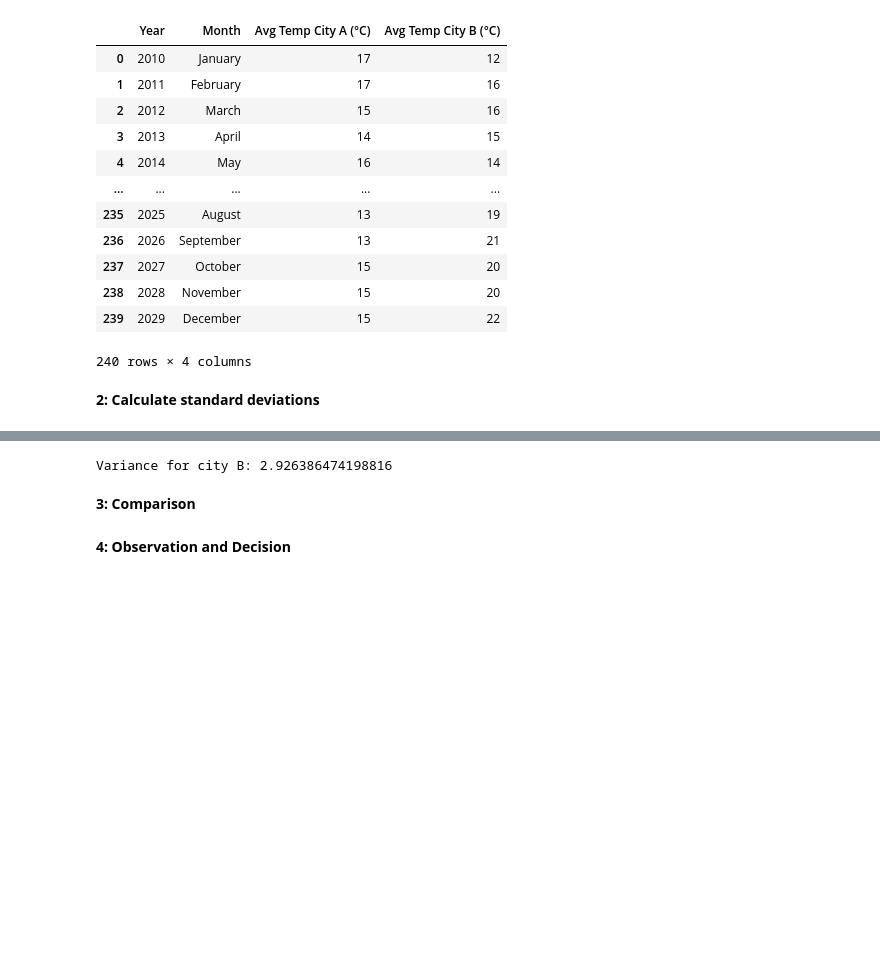
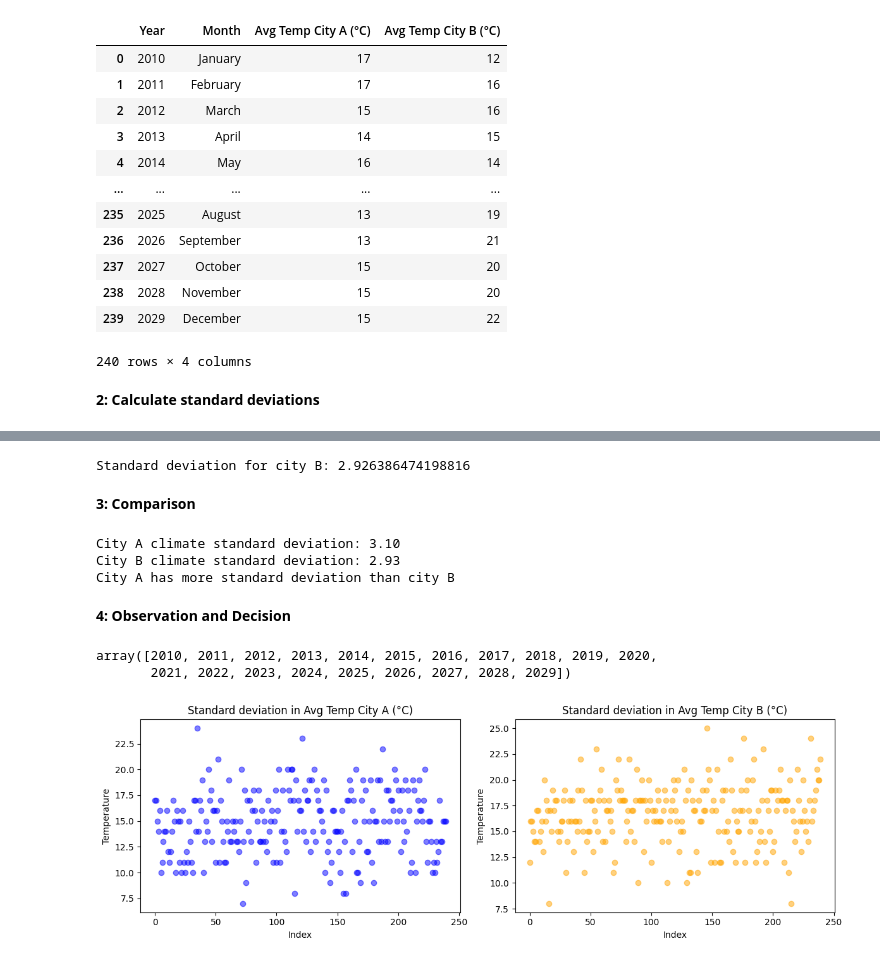
Before and after one commit to PratikNichite/CSA, a Jupyter notebook: climate_stability_analysis.ipynb, the cells around one changed output, grey strips where cells are left out. Drawn from its saved outputs; the diff is of its cells as text; code cells hidden in the pictures; blank space fills up the shorter version.

```diff
--- a/climate_stability_analysis.ipynb
+++ b/climate_stability_analysis.ipynb
@@ -48,10 +49,43 @@ Variance for city A: 3.099104000625755
 # %%
 # -----> 'City B' standard deviation
 std_ctb = df["Avg Temp City B (°C)"].std()
-print(f"Variance for city B: {std_ctb}")
+print(f"Standard deviation for city B: {std_ctb}")
 # %% [output]
-Variance for city B: 2.926386474198816
+Standard deviation for city B: 2.926386474198816
 # %% [markdown]
 **3: Comparison**
+# %%
+min_std_dev = min(std_cta, std_ctb)
+max_std_dev = max(std_cta, std_ctb)
+print(f"City A climate standard deviation: {std_cta:.2f}")
+print(f"City B climate standard deviation: {std_ctb:.2f}")
+print(f"City A has {"more" if max_std_dev == std_cta else "less"} standard deviation than city B")
+# %% [output]
+City A climate standard deviation: 3.10
+City B climate standard deviation: 2.93
+City A has more standard deviation than city B
 # %% [markdown]
 **4: Observation and Decision**
+# %%
+xlabels = df["Year"].unique()
+xlabels
+# %% [output]
+array([2010, 2011, 2012, 2013, 2014, 2015, 2016, 2017, 2018, 2019, 2020,
+       2021, 2022, 2023, 2024, 2025, 2026, 2027, 2028, 2029])
+# %%
+fig, axes = plt.subplots(nrows=1, ncols=2, figsize=(12, 4), sharex=True)
+
+axes[0].scatter(df.index, df["Avg Temp City A (°C)"], color='blue', alpha=0.5)
+axes[0].set_title(f'Standard deviation in {"Avg Temp City A (°C)"}')
+axes[0].set_xlabel('Index')
+axes[0].set_ylabel('Temperature')
+
+axes[1].scatter(df.index, df["Avg Temp City B (°C)"], color='orange', alpha=0.5)
+axes[1].set_title(f'Standard deviation in {"Avg Temp City B (°C)"}')
+axes[1].set_xlabel('Index')
+axes[1].set_ylabel('Temperature')
+
+plt.tight_layout()
+plt.show()
+# %% [output]
+[figure, added]
```
Also changed, not shown: parts of 6 cells of this notebook.
